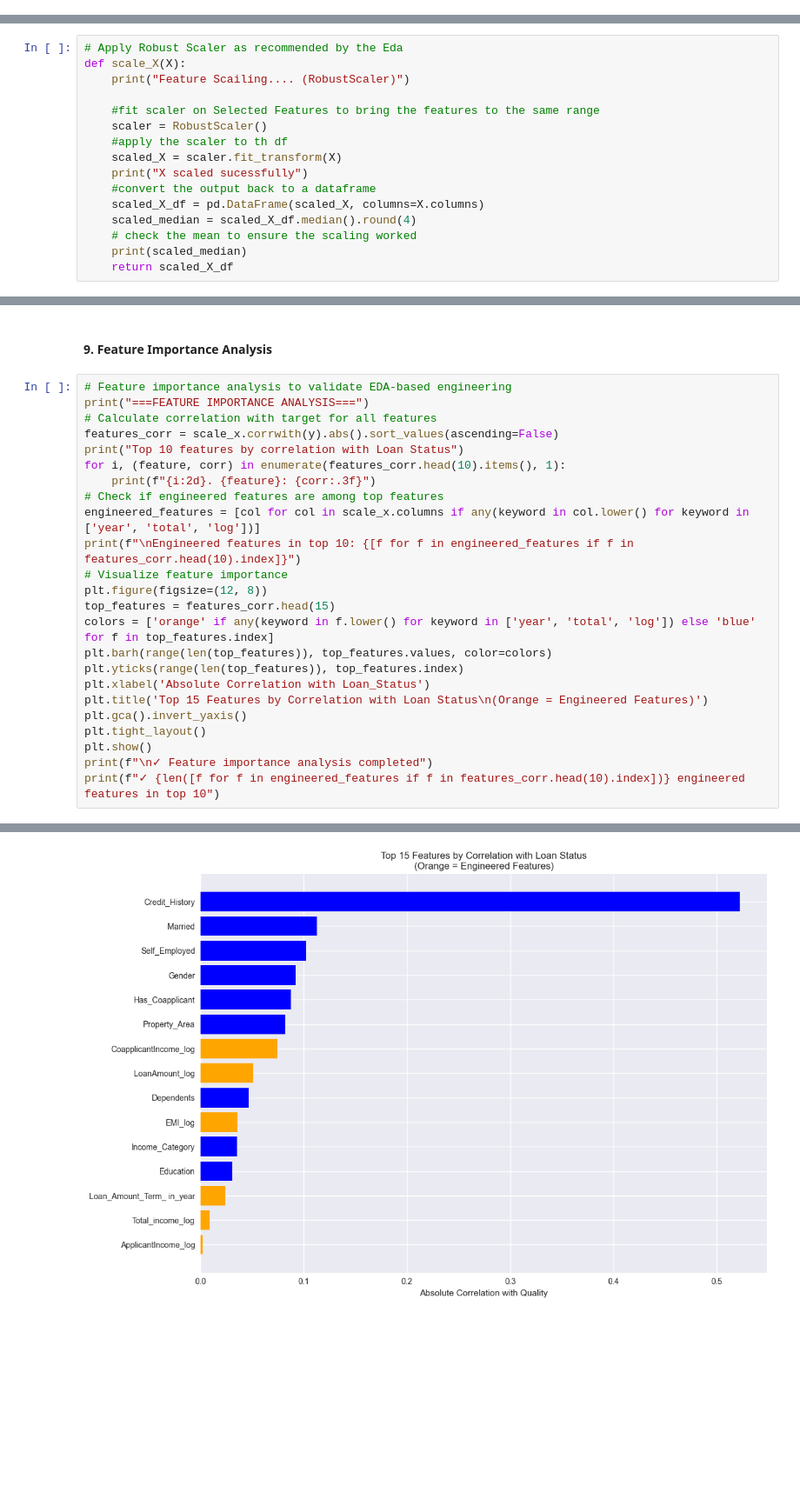
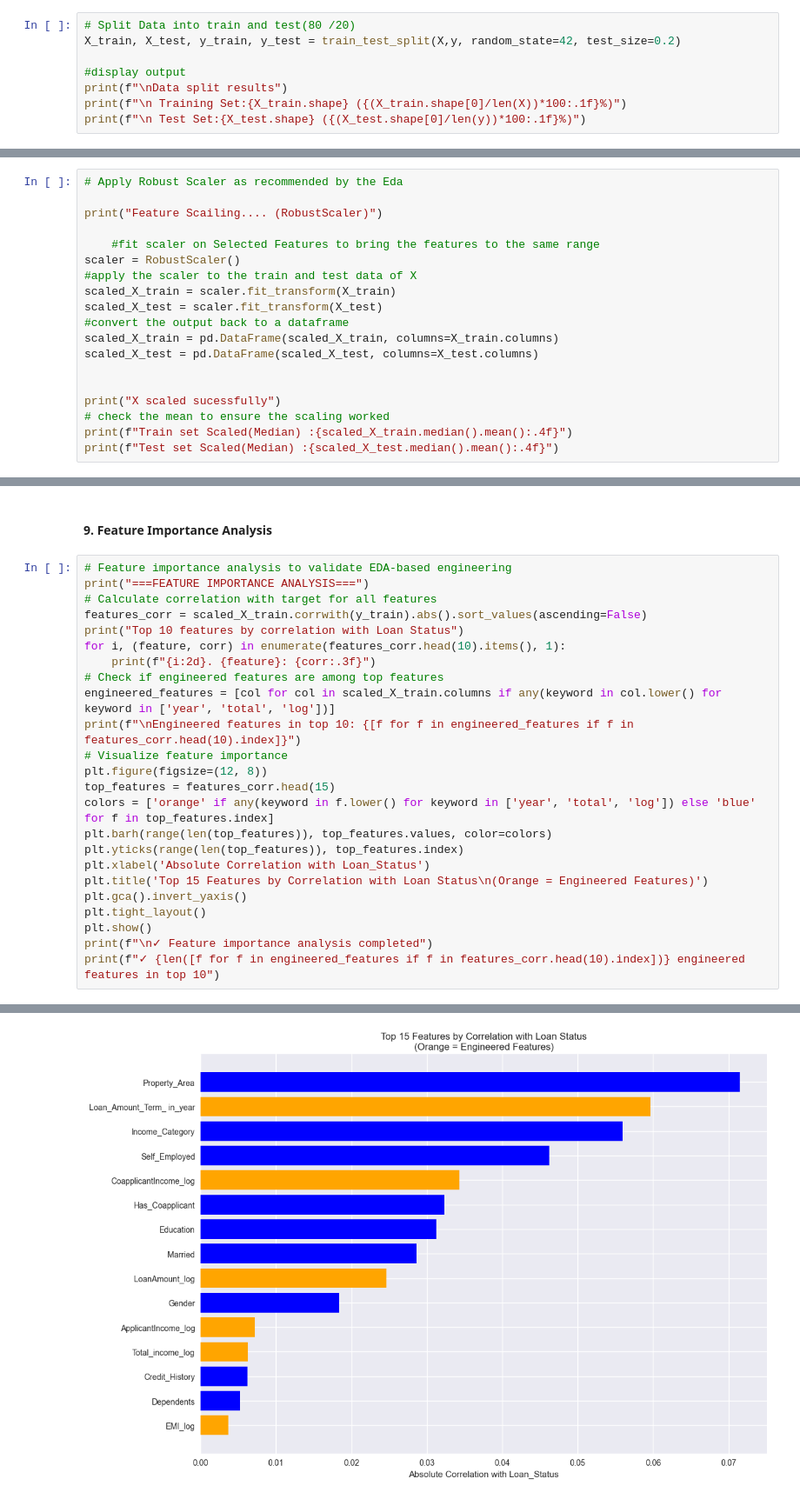
Before and after one commit to Tee-AiEng/Projects, a Jupyter notebook: Machinelearning/Home_loan_preprocessin.ipynb, the cells around one changed output, grey strips where cells are left out. Shown at 87% size. Drawn from its saved outputs; the diff is of its cells as text; blank space fills up the shorter version.

```diff
--- a/Machinelearning/Home_loan_preprocessin.ipynb
+++ b/Machinelearning/Home_loan_preprocessin.ipynb
@@ -347,3 +343,11 @@ Loan_Status
 1    422
 0    422
 Name: count, dtype: int64
+# %%
+# Split Data into train and test(80 /20)
+X_train, X_test, y_train, y_test = train_test_split(X,y, random_state=42, test_size=0.2)
+
+#display output
+print(f"\nData split results")
+print(f"\n Training Set:{X_train.shape} ({(X_train.shape[0]/len(X))*100:.1f}%)")
+print(f"\n Test Set:{X_test.shape} ({(X_test.shape[0]/len(y))*100:.1f}%)")
@@ -355,17 +365,20 @@ y_copy = y.copy()
 #### **8. Feature Scaling Using  RobustScaler(EDA Recommendation)**
 # %%
 # Apply Robust Scaler as recommended by the Eda
-def scale_X(X):
-    print("Feature Scailing.... (RobustScaler)")
+
+print("Feature Scailing.... (RobustScaler)")
 
     #fit scaler on Selected Features to bring the features to the same range
-    scaler = RobustScaler()
-    #apply the scaler to th df
-    scaled_X = scaler.fit_transform(X)
-    print("X scaled sucessfully")
-    #convert the output back to a dataframe
-    scaled_X_df = pd.DataFrame(scaled_X, columns=X.columns)
-    scaled_median = scaled_X_df.median().round(4)
-    # check the mean to ensure the scaling worked
-    print(scaled_median)
-    return scaled_X_df
+scaler = RobustScaler()
+#apply the scaler to the train and test data of X
+scaled_X_train = scaler.fit_transform(X_train)
+scaled_X_test = scaler.fit_transform(X_test)
+#convert the output back to a dataframe
+scaled_X_train = pd.DataFrame(scaled_X_train, columns=X_train.columns)
+scaled_X_test = pd.DataFrame(scaled_X_test, columns=X_test.columns)
+
+
+print("X scaled sucessfully")
+# check the mean to ensure the scaling worked
+print(f"Train set Scaled(Median) :{scaled_X_train.median().mean():.4f}")
+print(f"Test set Scaled(Median) :{scaled_X_test.median().mean():.4f}")
@@ -411,12 +393,12 @@ dtype: float64
 # Feature importance analysis to validate EDA-based engineering
 print("===FEATURE IMPORTANCE ANALYSIS===")
 # Calculate correlation with target for all features
-features_corr = scale_x.corrwith(y).abs().sort_values(ascending=False)
+features_corr = scaled_X_train.corrwith(y_train).abs().sort_values(ascending=False)
 print("Top 10 features by correlation with Loan Status")
 for i, (feature, corr) in enumerate(features_corr.head(10).items(), 1):
     print(f"{i:2d}. {feature}: {corr:.3f}")
 # Check if engineered features are among top features
-engineered_features = [col for col in scale_x.columns if any(keyword in col.lower() for keyword in ['year', 'total', 'log'])]
+engineered_features = [col for col in scaled_X_train.columns if any(keyword in col.lower() for keyword in ['year', 'total', 'log'])]
 print(f"\nEngineered features in top 10: {[f for f in engineered_features if f in features_corr.head(10).index]}")
 # Visualize feature importance
 plt.figure(figsize=(12, 8))
@@ -449,3 +431,3 @@ Engineered features in top 10: ['CoapplicantIncome_log', 'LoanAmount_log', 'EMI_
-[figure, old version]
+[figure, new version]
 ✓ Feature importance analysis completed
 ✓ 3 engineered features in top 10
```
Also changed, not shown: parts of 12 cells of this notebook, 10 other files.
